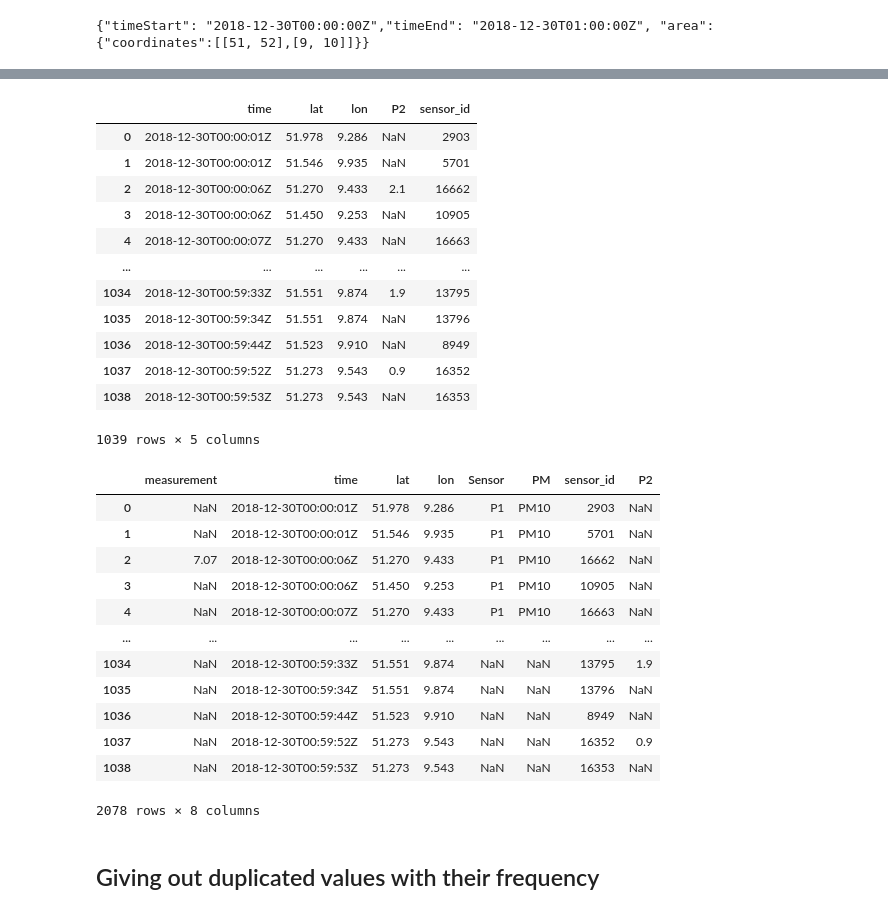
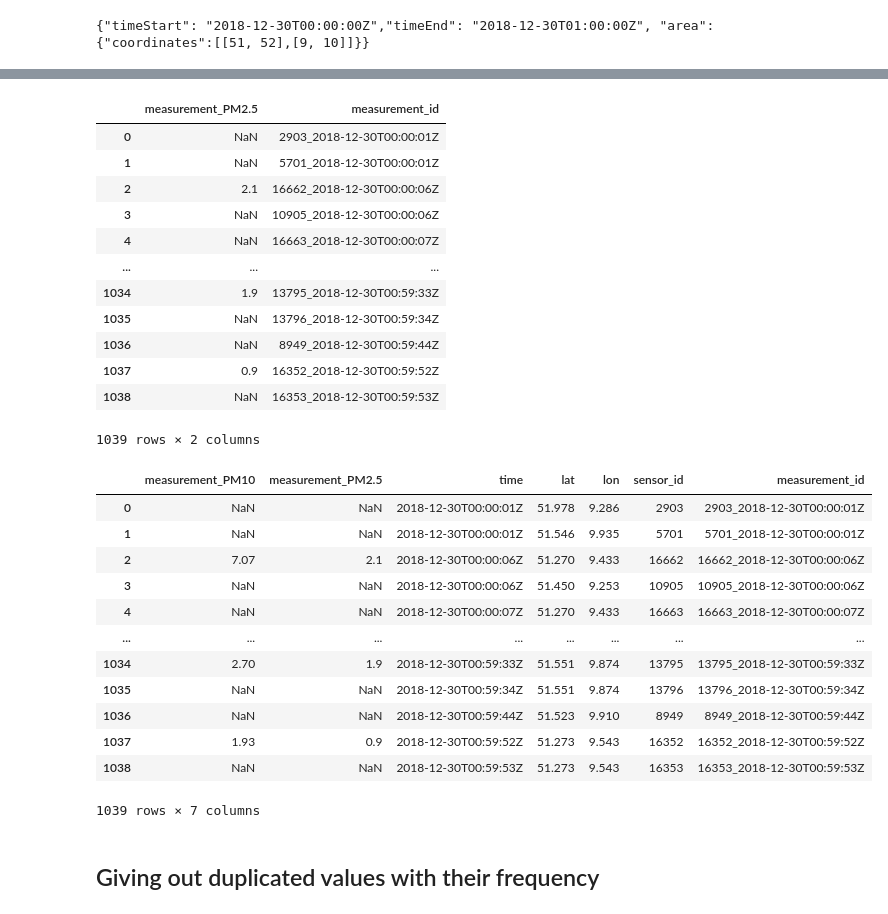
Before and after one commit to nateso/HAL, a Jupyter notebook: Load_Data-tryout.ipynb, the cells around one changed output, grey strips where cells are left out. Saved outputs shown, nothing was run; the diff lists cells and outputs as text; code cells hidden in the pictures.

Commit message:
Changed Dataframe layout

```diff
--- a/Load_Data-tryout.ipynb
+++ b/Load_Data-tryout.ipynb
@@ -37,14 +37,22 @@ response_P2 = requests.post(base_url + endpoint_url_P2, data=mydata)
 {"timeStart": "2018-12-30T00:00:00Z","timeEnd": "2018-12-30T01:00:00Z", "area":           {"coordinates":[[51, 52],[9, 10]]}}
 # %%
 j_P1 = response_P1.json()
-del j_P1[1]
-df_P1 = pd.DataFrame(j_P1[1], columns =j_P1[0])
-df_P1 = df_P1.rename(columns={"P1": "measurement"})
-df_P1['Sensor'] = "P1"
-df_P1['PM'] = "PM10"
-df_P1 = df_P1.reindex(columns = ["measurement", "time", "lat", "lon", "Sensor", "PM", "sensor_id"])
+del j_P1[1]                                                                                          # delete 'sensor' string, that causes errors
+df_P1 = pd.DataFrame(j_P1[1], columns =j_P1[0])                                                      # put all in pandas data frame
+df_P1 = df_P1.rename(columns={"P1": "measurement_PM10"})                                             # Change column name for better overview
+l_P1 = list(range(len(df_P1["sensor_id"])))
+for i in range(len(l_P1)):                                                                           # Adding unique measurement_id to merge P1 and P2
+    l_P1[i] = str(df_P1["sensor_id"][i]) + "_" + str(df_P1["time"][i])
+df_P1["measurement_id"] = l_P1
+df_P1 = df_P1.reindex(columns = ["measurement_PM10", "time", "lat", "lon", "sensor_id", "measurement_id"])    # rearranging column names for better overview
 
 j_P2 = response_P2.json()
 del j_P2[1]
 df_P2 = pd.DataFrame(j_P2[1], columns =j_P2[0])
+df_P2 = df_P2.rename(columns={"P2": "measurement_PM2.5"})
+l_P2 = list(range(len(df_P2["sensor_id"])))
+for j in range(len(l_P2)):                                                                           # Adding unique measurement_id to merge P1 and P2
+    l_P2[j] = str(df_P2["sensor_id"][j]) + "_" + str(df_P2["time"][j])
+df_P2["measurement_id"] = l_P2
+df_P2 = df_P2.reindex(columns = ["measurement_PM2.5", "measurement_id"])
 # %%
@@ -66,37 +78,37 @@ df_P1
 # %%
 df_P2
 # %% [output]
-|  | time | lat | lon | P2 | sensor_id |
-| 0 | 2018-12-30T00:00:01Z | 51.978 | 9.286 | NaN | 2903 |
-| 1 | 2018-12-30T00:00:01Z | 51.546 | 9.935 | NaN | 5701 |
-| 2 | 2018-12-30T00:00:06Z | 51.270 | 9.433 | 2.1 | 16662 |
-| 3 | 2018-12-30T00:00:06Z | 51.450 | 9.253 | NaN | 10905 |
-| 4 | 2018-12-30T00:00:07Z | 51.270 | 9.433 | NaN | 16663 |
-| ... | ... | ... | ... | ... | ... |
-| 1034 | 2018-12-30T00:59:33Z | 51.551 | 9.874 | 1.9 | 13795 |
-| 1035 | 2018-12-30T00:59:34Z | 51.551 | 9.874 | NaN | 13796 |
-| 1036 | 2018-12-30T00:59:44Z | 51.523 | 9.910 | NaN | 8949 |
-| 1037 | 2018-12-30T00:59:52Z | 51.273 | 9.543 | 0.9 | 16352 |
-| 1038 | 2018-12-30T00:59:53Z | 51.273 | 9.543 | NaN | 16353 |
+|  | measurement_PM2.5 | measurement_id |
+| 0 | NaN | 2903_2018-12-30T00:00:01Z |
+| 1 | NaN | 5701_2018-12-30T00:00:01Z |
+| 2 | 2.1 | 16662_2018-12-30T00:00:06Z |
+| 3 | NaN | 10905_2018-12-30T00:00:06Z |
+| 4 | NaN | 16663_2018-12-30T00:00:07Z |
+| ... | ... | ... |
+| 1034 | 1.9 | 13795_2018-12-30T00:59:33Z |
+| 1035 | NaN | 13796_2018-12-30T00:59:34Z |
+| 1036 | NaN | 8949_2018-12-30T00:59:44Z |
+| 1037 | 0.9 | 16352_2018-12-30T00:59:52Z |
+| 1038 | NaN | 16353_2018-12-30T00:59:53Z |
-1039 rows × 5 columns
+1039 rows × 2 columns
 # %%
-df_total = pd.concat([df_P1, df_P2['P2']], axis = 1)
-df_total = df_P1.append(df_P2, sort = False)
+df_total = pd.merge(df_P1, df_P2, on = "measurement_id")                                         # merge data frame on unique measurement_id
+df_total = df_total.reindex(columns = ["measurement_PM10", "measurement_PM2.5", "time", "lat", "lon", "sensor_id", "measurement_id"])
 df_total
 # %% [output]
-|  | measurement | time | lat | lon | Sensor | PM | sensor_id | P2 |
-| 0 | NaN | 2018-12-30T00:00:01Z | 51.978 | 9.286 | P1 | PM10 | 2903 | NaN |
-| 1 | NaN | 2018-12-30T00:00:01Z | 51.546 | 9.935 | P1 | PM10 | 5701 | NaN |
-| 2 | 7.07 | 2018-12-30T00:00:06Z | 51.270 | 9.433 | P1 | PM10 | 16662 | NaN |
-| 3 | NaN | 2018-12-30T00:00:06Z | 51.450 | 9.253 | P1 | PM10 | 10905 | NaN |
-| 4 | NaN | 2018-12-30T00:00:07Z | 51.270 | 9.433 | P1 | PM10 | 16663 | NaN |
-| ... | ... | ... | ... | ... | ... | ... | ... | ... |
-| 1034 | NaN | 2018-12-30T00:59:33Z | 51.551 | 9.874 | NaN | NaN | 13795 | 1.9 |
-| 1035 | NaN | 2018-12-30T00:59:34Z | 51.551 | 9.874 | NaN | NaN | 13796 | NaN |
-| 1036 | NaN | 2018-12-30T00:59:44Z | 51.523 | 9.910 | NaN | NaN | 8949 | NaN |
-| 1037 | NaN | 2018-12-30T00:59:52Z | 51.273 | 9.543 | NaN | NaN | 16352 | 0.9 |
-| 1038 | NaN | 2018-12-30T00:59:53Z | 51.273 | 9.543 | NaN | NaN | 16353 | NaN |
+|  | measurement_PM10 | measurement_PM2.5 | time | lat | lon | sensor_id | measurement_id |
+| 0 | NaN | NaN | 2018-12-30T00:00:01Z | 51.978 | 9.286 | 2903 | 2903_2018-12-30T00:00:01Z |
+| 1 | NaN | NaN | 2018-12-30T00:00:01Z | 51.546 | 9.935 | 5701 | 5701_2018-12-30T00:00:01Z |
+| 2 | 7.07 | 2.1 | 2018-12-30T00:00:06Z | 51.270 | 9.433 | 16662 | 16662_2018-12-30T00:00:06Z |
+| 3 | NaN | NaN | 2018-12-30T00:00:06Z | 51.450 | 9.253 | 10905 | 10905_2018-12-30T00:00:06Z |
+| 4 | NaN | NaN | 2018-12-30T00:00:07Z | 51.270 | 9.433 | 16663 | 16663_2018-12-30T00:00:07Z |
+| ... | ... | ... | ... | ... | ... | ... | ... |
+| 1034 | 2.70 | 1.9 | 2018-12-30T00:59:33Z | 51.551 | 9.874 | 13795 | 13795_2018-12-30T00:59:33Z |
+| 1035 | NaN | NaN | 2018-12-30T00:59:34Z | 51.551 | 9.874 | 13796 | 13796_2018-12-30T00:59:34Z |
+| 1036 | NaN | NaN | 2018-12-30T00:59:44Z | 51.523 | 9.910 | 8949 | 8949_2018-12-30T00:59:44Z |
+| 1037 | 1.93 | 0.9 | 2018-12-30T00:59:52Z | 51.273 | 9.543 | 16352 | 16352_2018-12-30T00:59:52Z |
+| 1038 | NaN | NaN | 2018-12-30T00:59:53Z | 51.273 | 9.543 | 16353 | 16353_2018-12-30T00:59:53Z |
-2078 rows × 8 columns
+1039 rows × 7 columns
 # %% [markdown]
 ## Giving out duplicated values with their frequency
 # %%
```
Also changed, not shown: parts of 5 cells of this notebook, 1 other file.
